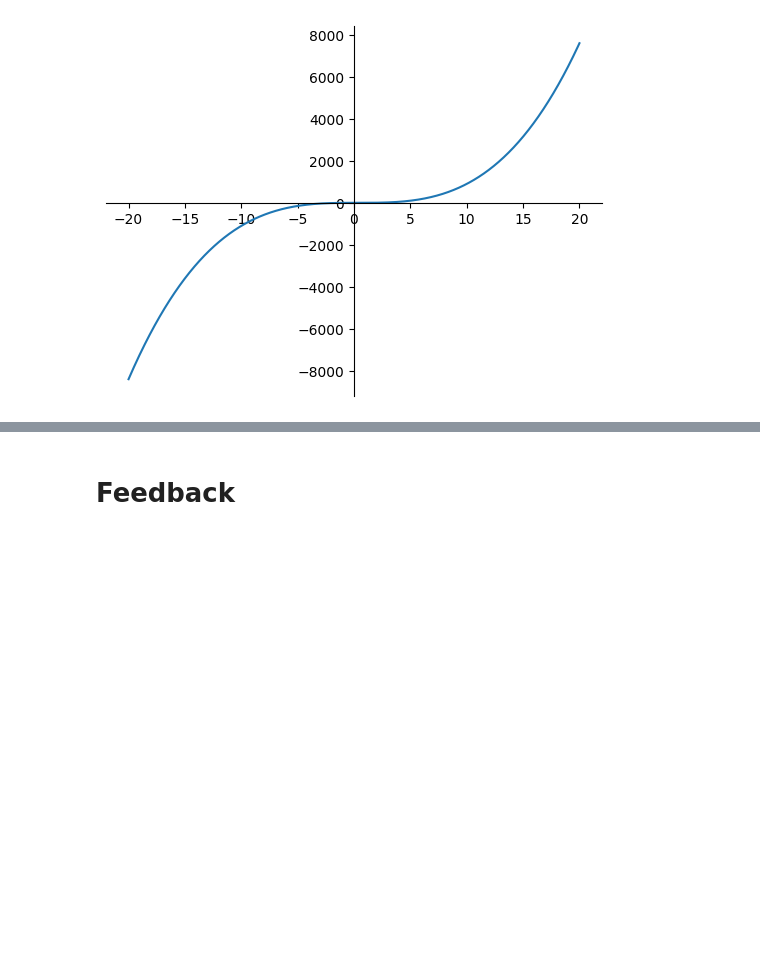
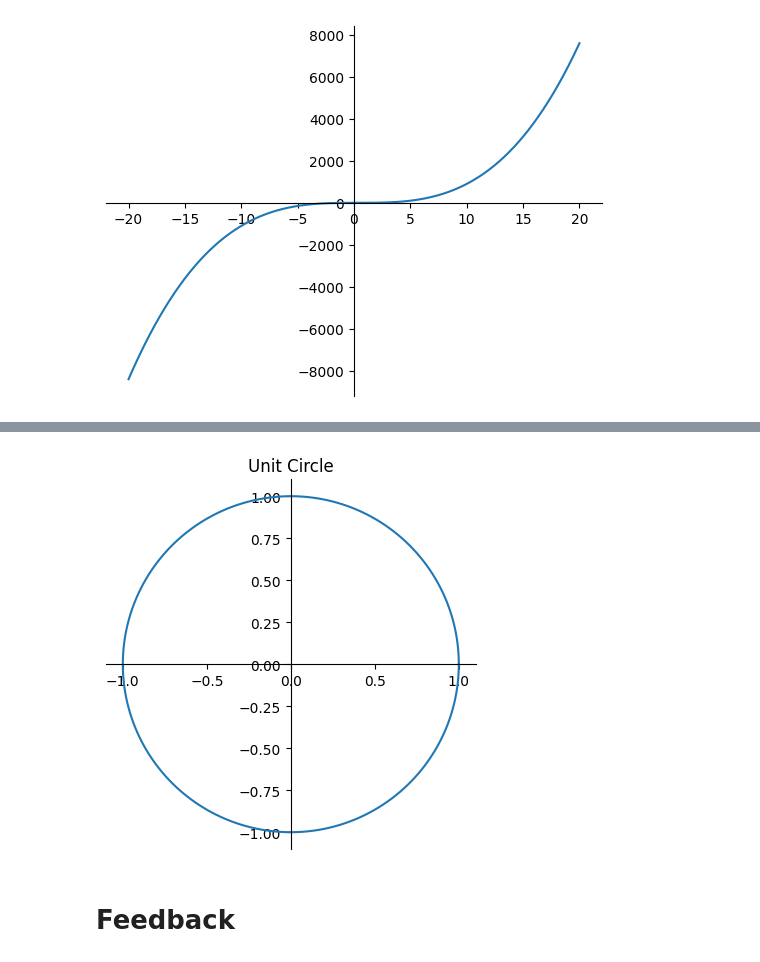
Before and after one commit to LukaLiegis/University, a Jupyter notebook: IntroductiontoComputerProgramming-QMUL/week1-lab.ipynb, the cells around one changed output, grey strips where cells are left out. Cells and saved outputs as stored; diff of their text form; code cells hidden in the pictures; blank space fills up the shorter version.

```diff
--- a/IntroductiontoComputerProgramming-QMUL/week1-lab.ipynb
+++ b/IntroductiontoComputerProgramming-QMUL/week1-lab.ipynb
@@ -202,3 +228,29 @@ plt.plot(x, y)
+# %%
+theta = np.linspace(0 ,2*np.pi, 400)
+
+x = np.cos(theta)
+y = np.sin(theta)
+
+# get current axes
+ax = plt.gca()
+# make the top and right spine invisible:
+ax.spines['top'].set_color('none')
+ax.spines['right'].set_color('none')
+# moving bottom spine y=0 position:
+ax.spines['bottom'].set_position(('data',0))
+# move left spine to x=0 position:
+ax.spines['left'].set_position(('data',0))
+
+plt.gca().set_aspect('equal')
+plt.plot(x, y)
+plt.title('Unit Circle')
+#plt.xlabel("X")
+#plt.ylabel("Y")
+plt.xlim(-1.1, 1.1)
+plt.ylim(-1.1, 1.1)
+plt.show()
+# %% [output]
+[figure, added]
 # %% [markdown]
 # Feedback
 # %% [markdown]
```
Also changed, not shown: parts of 2 cells of this notebook.
